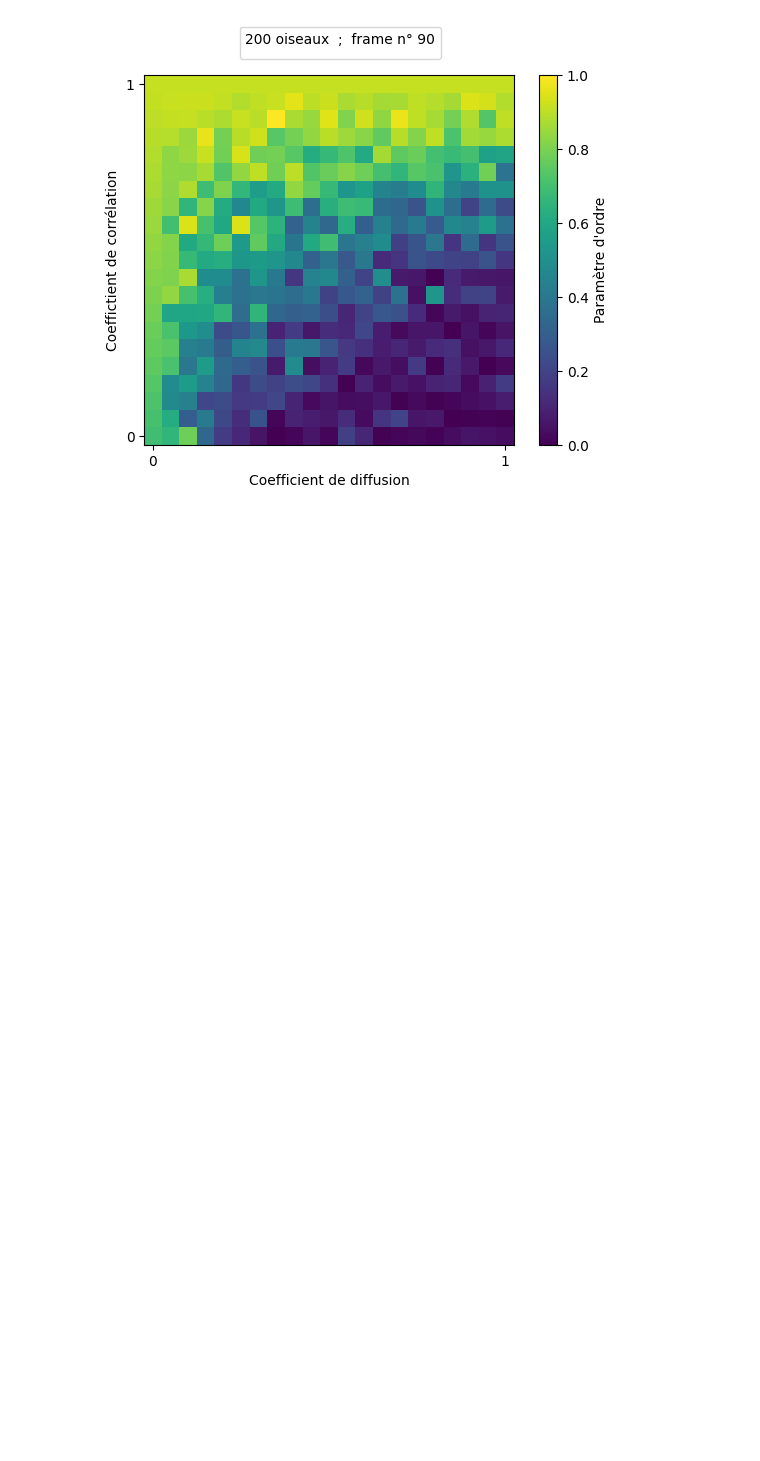
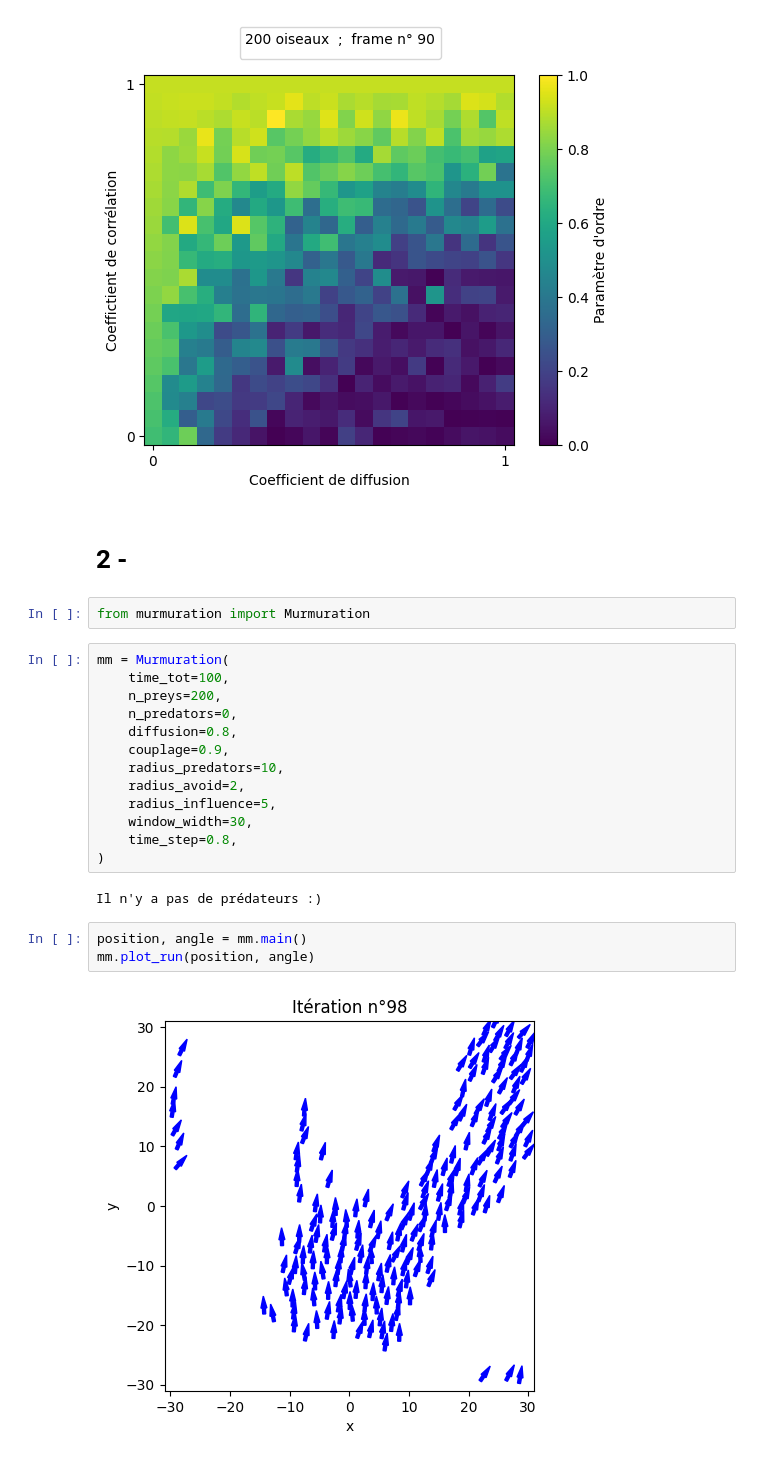
Before and after one commit to corentinpradier/collective-motion, a Jupyter notebook: example.ipynb, the cells around one changed output. Saved outputs shown, nothing was run; the diff lists cells and outputs as text; blank space fills up the shorter version.

```diff
--- a/example.ipynb
+++ b/example.ipynb
@@ -26,3 +30,27 @@ plot_msd_po(position, Nt, dt, tab_param_ordre)
 corr_diff(position, angle, N_birds, dt, R0)
 # %% [output]
 [figure]
+# %% [markdown]
+# 2 -
+# %%
+from murmuration import Murmuration
+# %%
+mm = Murmuration(
+    time_tot=100,
+    n_preys=200,
+    n_predators=0,
+    diffusion=0.8,
+    couplage=0.9,
+    radius_predators=10,
+    radius_avoid=2,
+    radius_influence=5,
+    window_width=30,
+    time_step=0.8,
+)
+# %% [output]
+Il n'y a pas de prédateurs :)
+# %%
+position, angle = mm.main()
+mm.plot_run(position, angle)
+# %% [output]
+[figure, added]
```
Also changed, not shown: parts of 2 cells of this notebook, 1 other file.
